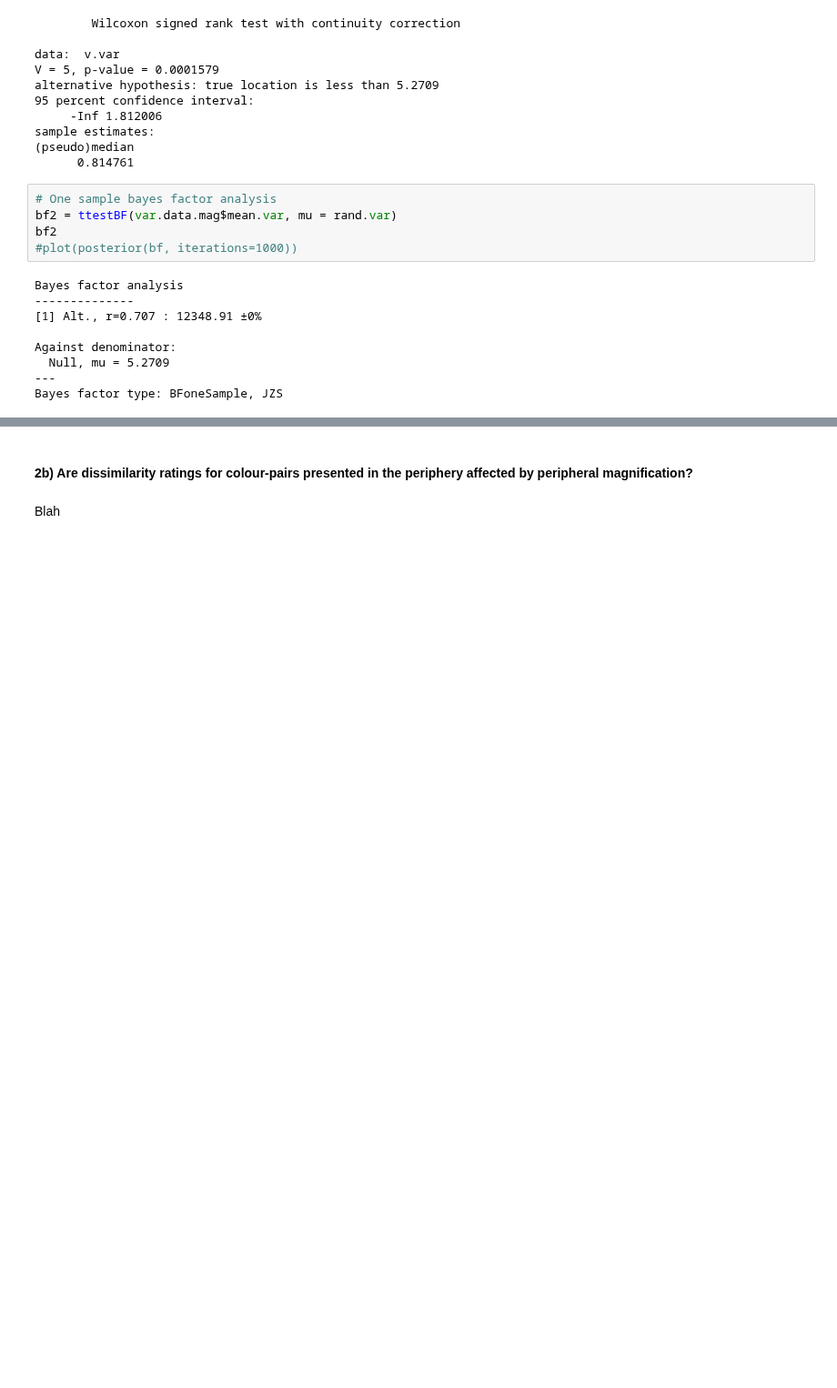
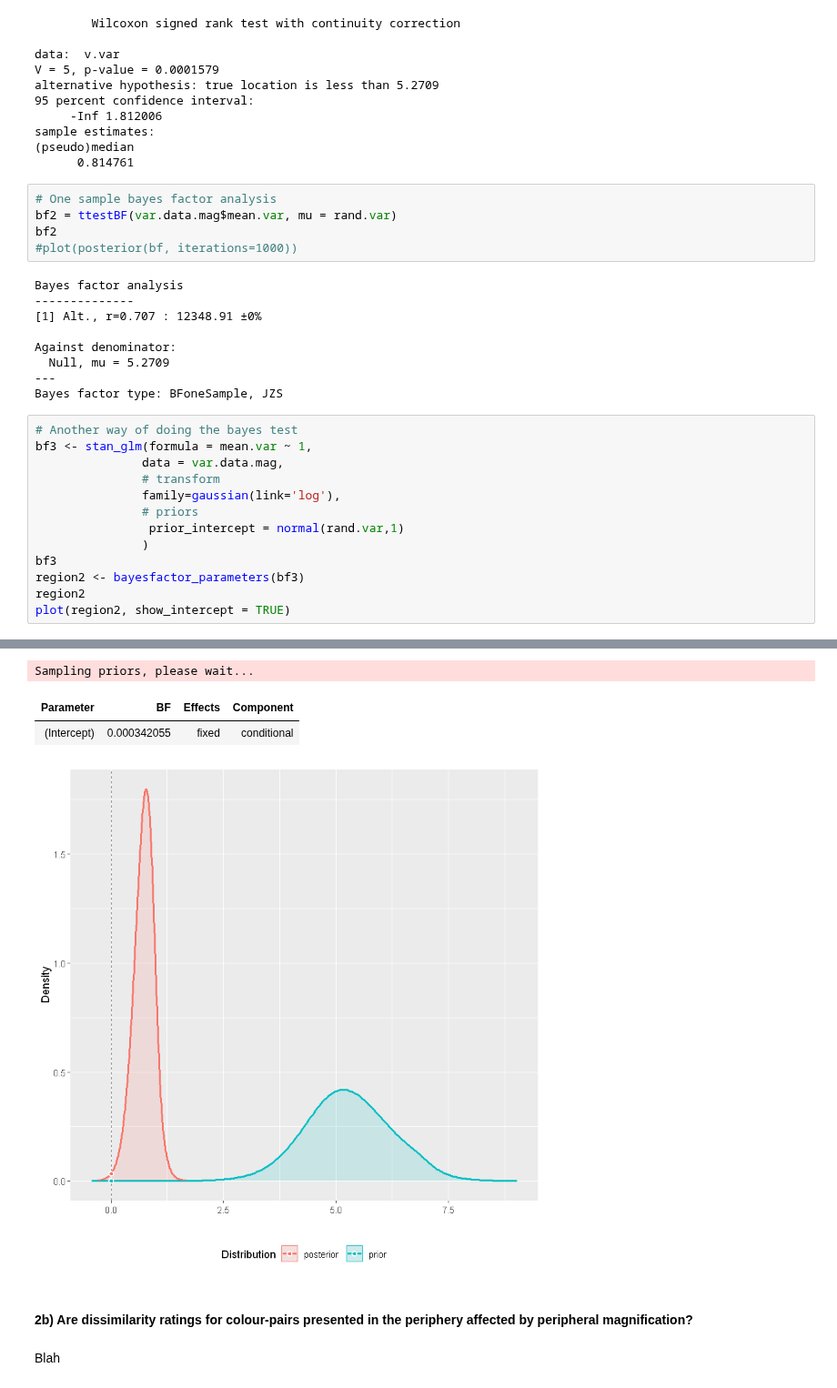
Before and after one commit to ArielZJ/Precision-Phenomenology-Data-Analysis, a Jupyter notebook: Fovea vs. Periphery Color Similarity Pilot Analysis - 2stim Analysis.ipynb, the cells around one changed output, grey strips where cells are left out. Shown at 91% size. Saved outputs shown, nothing was run; the diff lists cells and outputs as text; blank space fills up the shorter version.

```diff
--- a/Fovea vs. Periphery Color Similarity Pilot Analysis - 2stim Analysis.ipynb
+++ b/Fovea vs. Periphery Color Similarity Pilot Analysis - 2stim Analysis.ipynb
@@ -1937,3 +1967,17 @@ Against denominator:
   Null, mu = 5.2709
 ---
 Bayes factor type: BFoneSample, JZS
+# %%
+# Another way of doing the bayes test
+bf3 <- stan_glm(formula = mean.var ~ 1,
+               data = var.data.mag,
+               # transform
+               family=gaussian(link='log'),
+               # priors
+                prior_intercept = normal(rand.var,1)
+               )
+bf3
+region2 <- bayesfactor_parameters(bf3)
+region2
+plot(region2, show_intercept = TRUE)
+# %% [output]
@@ -1940,3 +2017,7 @@ Bayes factor type: BFoneSample, JZS
+Sampling priors, please wait...
+| Parameter | BF | Effects | Component |
+| (Intercept) | 0.000342055 | fixed | conditional |
+[figure, added]
 # %% [markdown]
 #### 2b) Are dissimilarity ratings for colour-pairs presented in the periphery affected by peripheral magnification?
 # %% [markdown]
```
Also changed, not shown: parts of 32 cells of this notebook.
